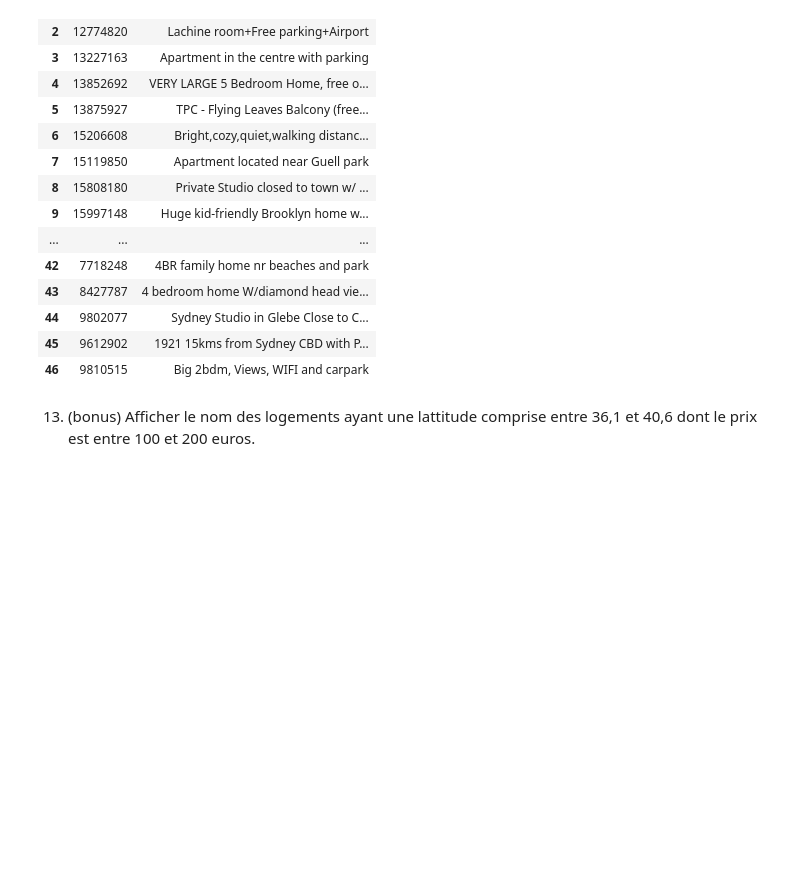
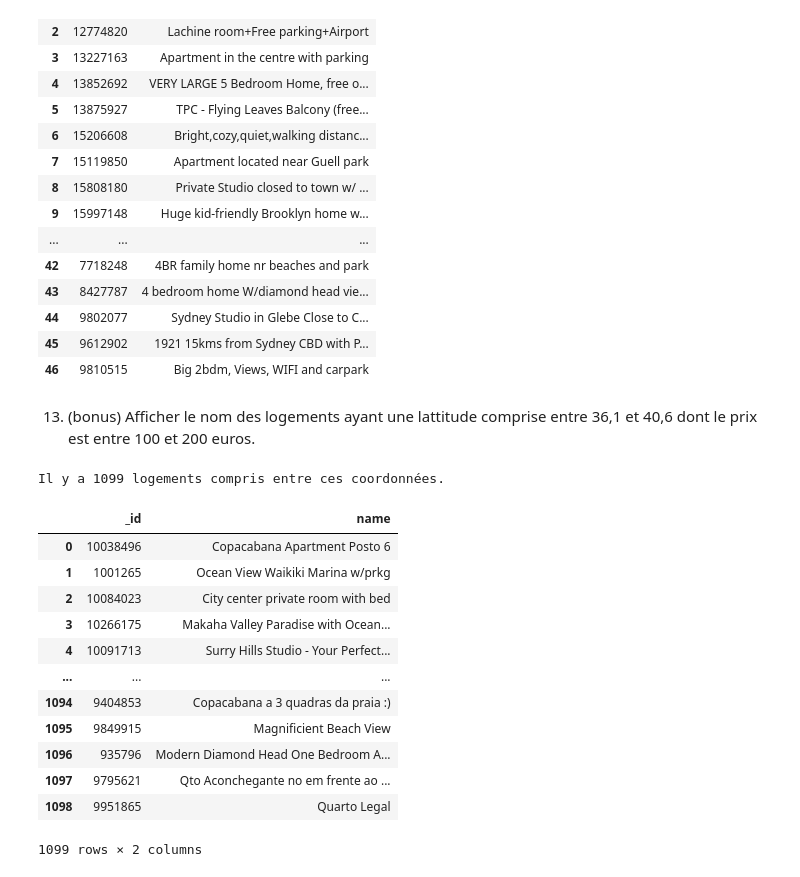
Before and after one commit to glugat/tp-nosql-airbnb, a Jupyter notebook: questions.ipynb, the cells around one changed output. Drawn from its saved outputs; the diff is of its cells as text; code cells hidden in the pictures; blank space fills up the shorter version.

```diff
--- a/questions.ipynb
+++ b/questions.ipynb
@@ -282,0 +281,25 @@ pd.DataFrame(list(q12))
+# %%
+q13 = db.airbnb.find({
+    "address.location.coordinates.1" : {"$gte": 36.1},
+    "address.location.coordinates.1" : {"$lte": 40.6},
+    "price" : {"$gte": 100},
+    "price" : {"$lte": 200}},
+    {"name": 1})
+
+print("Il y a 1099 logements compris entre ces coordonnées.")
+pd.DataFrame(list(q13))
+# %% [output]
+Il y a 1099 logements compris entre ces coordonnées.
+|  | _id | name |
+| 0 | 10038496 | Copacabana Apartment Posto 6 |
+| 1 | 1001265 | Ocean View Waikiki Marina w/prkg |
+| 2 | 10084023 | City center private room with bed |
+| 3 | 10266175 | Makaha Valley Paradise with Ocean... |
+| 4 | 10091713 | Surry Hills Studio - Your Perfect... |
+| ... | ... | ... |
+| 1094 | 9404853 | Copacabana a 3 quadras da praia :) |
+| 1095 | 9849915 | Magnificient Beach View |
+| 1096 | 935796 | Modern Diamond Head One Bedroom A... |
+| 1097 | 9795621 | Qto Aconchegante no em frente ao ... |
+| 1098 | 9951865 | Quarto Legal |
+1099 rows × 2 columns
```
Also changed, not shown: parts of 2 cells of this notebook.
